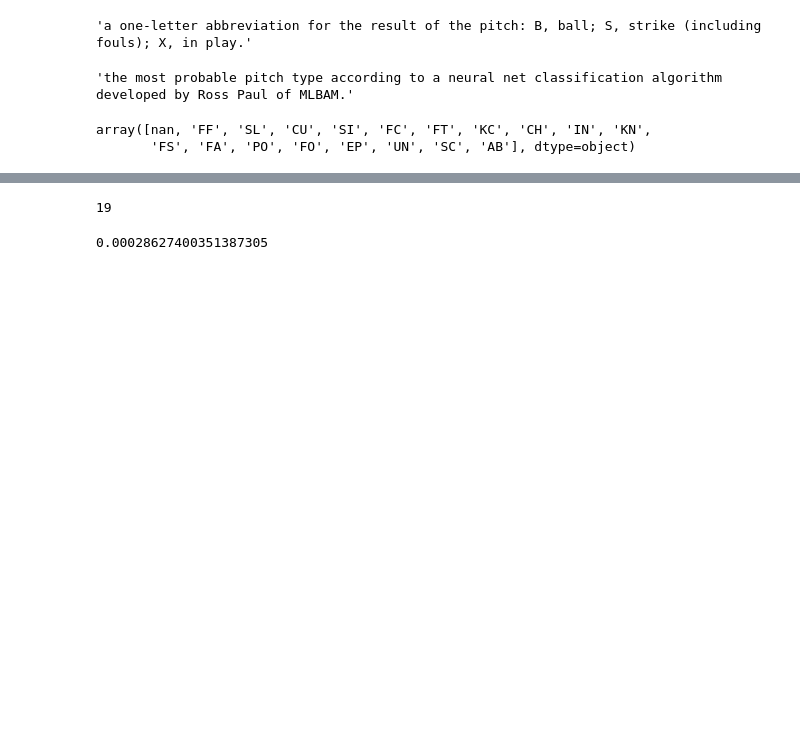
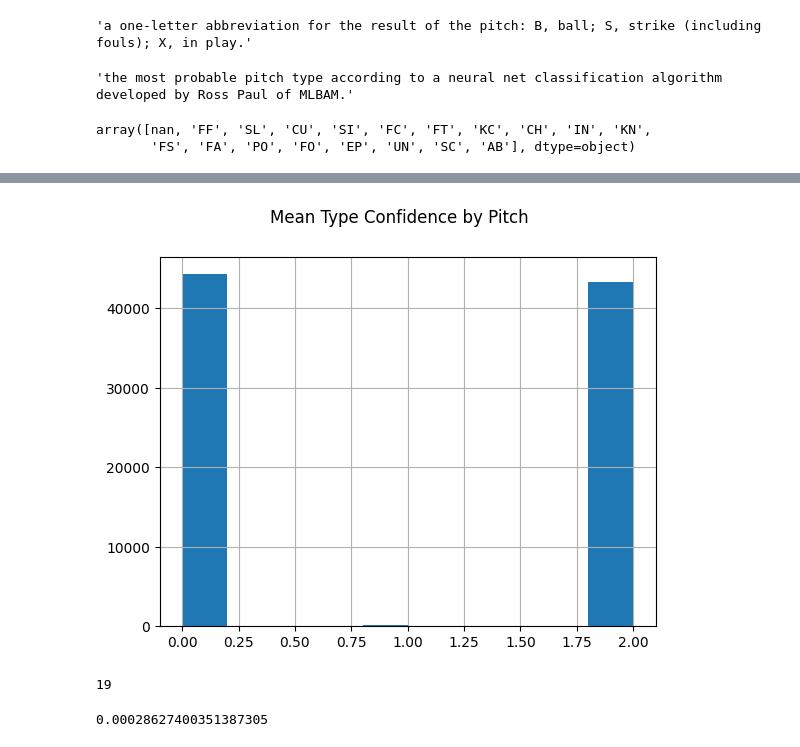
Before and after one commit to scottmaran/pitch_prediction, a Jupyter notebook: eda.ipynb, the cells around one changed output, grey strips where cells are left out. Drawn from its saved outputs; the diff is of its cells as text; code cells hidden in the pictures; blank space fills up the shorter version.

```diff
--- a/eda.ipynb
+++ b/eda.ipynb
@@ -43,3 +60,12 @@ array([nan, 'FF', 'SL', 'CU', 'SI', 'FC', 'FT', 'KC', 'CH', 'IN', 'KN',
+# %%
+
+fig, ax = plt.subplots()
+pitches.query("pitch_type == 'SI'").type_confidence.hist()
+fig.suptitle("Mean Type Confidence by Pitch")
+plt.savefig("images/sinker_confidence_distribution.png")
+plt.show()
+# %% [output]
+[figure, added]
 # %%
 len(pitches.pitch_type.unique())
 # %% [output]
```
Also changed, not shown: parts of 15 cells of this notebook, 17 other files.
